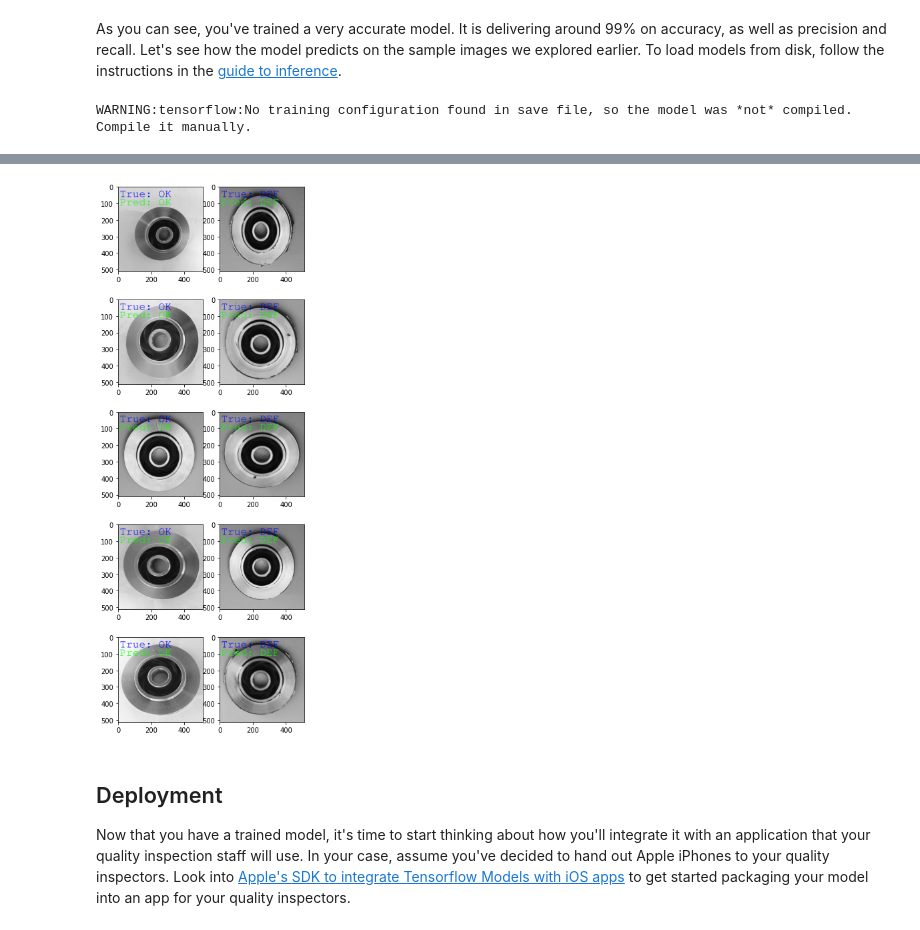
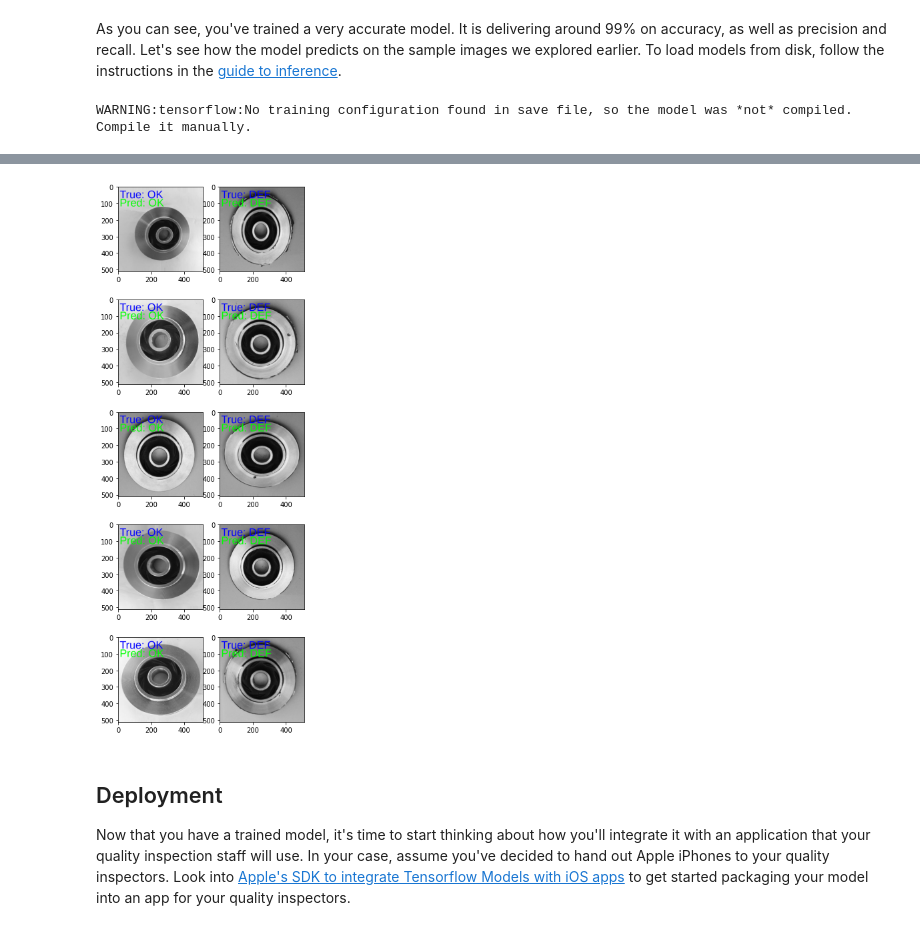
Before and after one commit to masterfulai/masterful-docs, a Jupyter notebook: notebooks/example_defect_casting.ipynb, the cells around one changed output, grey strips where cells are left out. Cells and saved outputs as stored; diff of their text form; code cells hidden in the pictures.

Commit message:
Update the fonts in defect casting notebook.

```diff
--- a/notebooks/example_defect_casting.ipynb
+++ b/notebooks/example_defect_casting.ipynb
@@ -41,8 +46,6 @@ Next, it's always important to perform EDA to search for any anomolies, errors,
 # %%
 import matplotlib.pyplot as plt
 import PIL, PIL.ImageDraw, PIL.ImageFont
-import requests
-from io import BytesIO
 
 ok = [
     "./casting_512x512/casting_512x512/ok_front/cast_ok_0_1018.jpeg",
@@ -71,7 +74,7 @@ for col, image_col, true in ((0, ok, 'OK'), (1, def_, 'DEF')):
     for row, image_row in enumerate(image_col):
         with PIL.Image.open(image_row) as image:
             drawing = PIL.ImageDraw.Draw(image)
-            font = PIL.ImageFont.truetype('FreeMono.ttf', 65)
+            font = PIL.ImageFont.truetype('LiberationSans-Regular.ttf', 65)
             drawing.text((10, 10), f'True: {true}', font=font, fill =(0, 0, 255))
             axarr[row, col].imshow(image)
 # %% [output]
@@ -268,7 +271,7 @@ for col, image_col, true in ((0, ok, 'OK'), (1, def_, 'DEF')):
             pred = predict(image)
 
             drawing = PIL.ImageDraw.Draw(image)
-            font = PIL.ImageFont.truetype('FreeMono.ttf', 65)
+            font = PIL.ImageFont.truetype('LiberationSans-Regular.ttf', 65)
             drawing.text((10, 10), f'True: {true}', font=font, fill =(0, 0, 255))
             drawing.text((10, 60), f'Pred: {pred}', font=font, fill =(0, 255, 0))
             axarr[row, col].imshow(image)
@@ -277,4 +290,4 @@ WARNING:tensorflow:No training configuration found in save file, so the model wa
-[figure, old version]
+[figure, new version]
 # %% [markdown]
 ## Deployment
 
```
Also changed, not shown: parts of 6 cells of this notebook.
